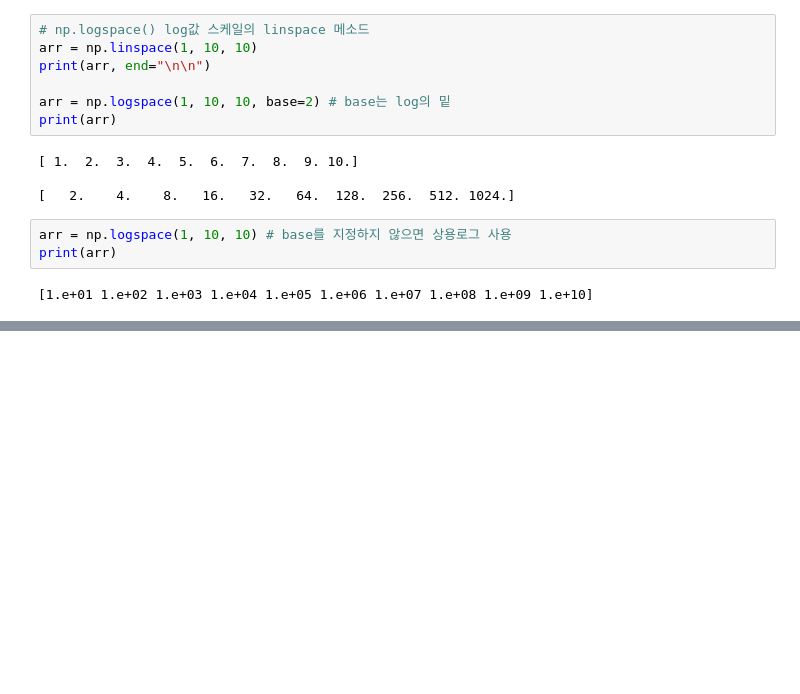
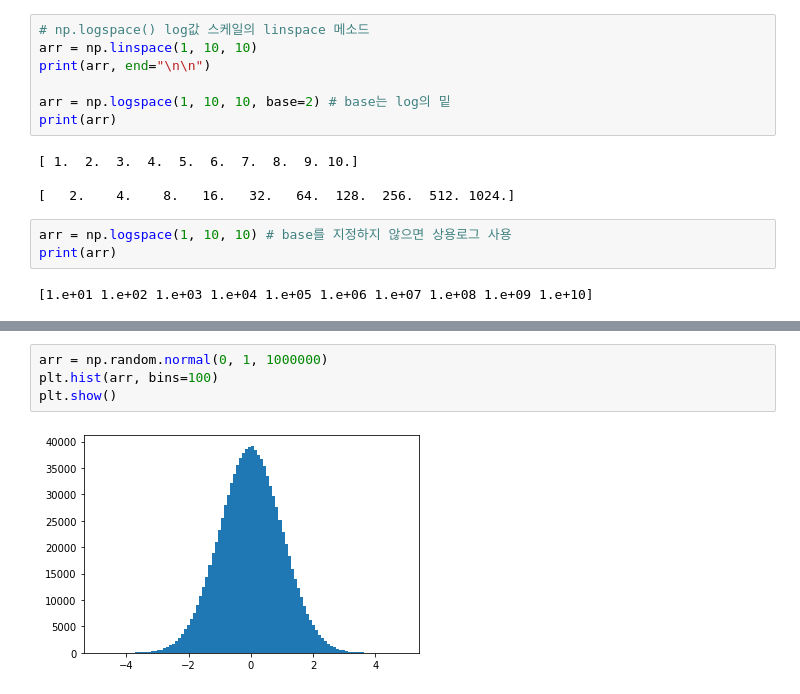
Before and after one commit to JongeunKeum/python-numpy, a Jupyter notebook: Section01.ipynb, the cells around one changed output, grey strips where cells are left out. Cells and saved outputs as stored; diff of their text form; blank space fills up the shorter version.

```diff
--- a/Section01.ipynb
+++ b/Section01.ipynb
@@ -252,0 +273,6 @@ print(arr)
+# %%
+arr = np.random.normal(0, 1, 1000000)
+plt.hist(arr, bins=100)
+plt.show()
+# %% [output]
+[figure, added]
```
Also changed, not shown: parts of 10 cells of this notebook.
